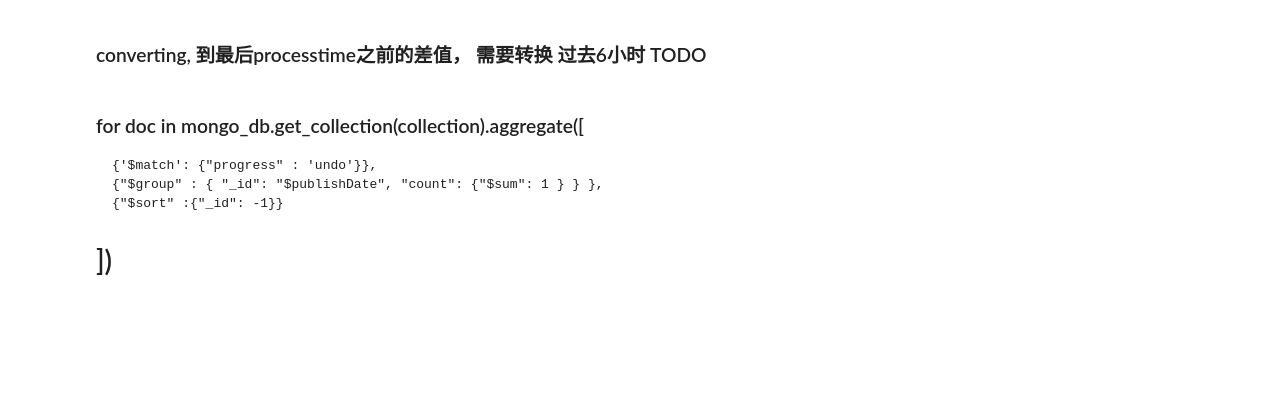
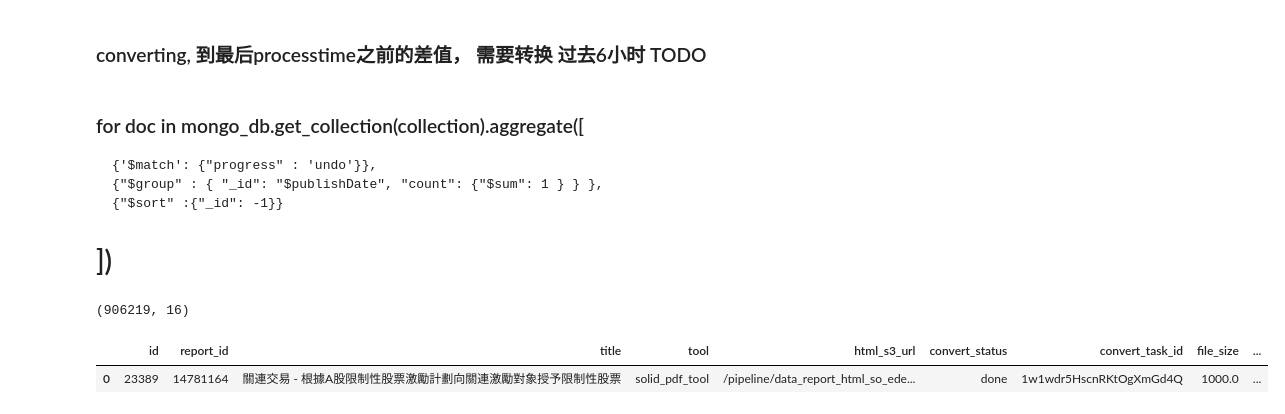
Before and after one commit to Sugeei/python-practice, a Jupyter notebook: jupyter_notebook/html-converter.ipynb, the cells around one changed output. Saved outputs shown, nothing was run; the diff lists cells and outputs as text; code cells hidden in the pictures; blank space fills up the shorter version.

```diff
--- a/jupyter_notebook/html-converter.ipynb
+++ b/jupyter_notebook/html-converter.ipynb
@@ -1257,0 +1284,15 @@ plt.show()
+# %%
+import json
+import pymysql
+import pymssql
+import pandas as pd
+# MySQL
+# bigdata={"host":"security03-dev.datayes.com","port":3306,"user":"talend_load","passwd":"NCph1G9BQT3DuQj","db":"bigdata","charset":"utf8"}
+# dateyesdbp
+bigdata_conn={"host":"db-bigdata.wmcloud.com","port":3317,"user":"talend_load","passwd":"s9t5gNThn2vqWM7c","db":"bigdata","charset":"utf8"}
+
+bigdata_conn={"host":"db-bigdata-ro.wmcloud.com","port":3312,"user":"talend_load","passwd":"s9t5gNThn2vqWM7c","db":"bigdata","charset":"utf8"}
+
+
+bigdata_conn = MysqlConn(json.dumps(bigdata_conn)).connect()
+# dateyesdbp_conn = MysqlConn(json.dumps(d
@@ -1257,0 +1302,9 @@ plt.show()
+# %%
+df.shape
+# %% [output]
+(906219, 16)
+# %%
+df.head(1)
+# %% [output]
+|  | id | report_id | title | tool | html_s3_url | convert_status | convert_task_id | file_size | ... |
+| 0 | 23389 | 14781164 | 關連交易 - 根據A股限制性股票激勵計劃向關連激勵對象授予限制性股票 | solid_pdf_tool | /pipeline/data_report_html_so_ede... | done | 1w1wdr5HscnRKtOgXmGd4Q | 1000.0 | ... |
```
Also changed, not shown: parts of 8 cells of this notebook, 25 other files.
